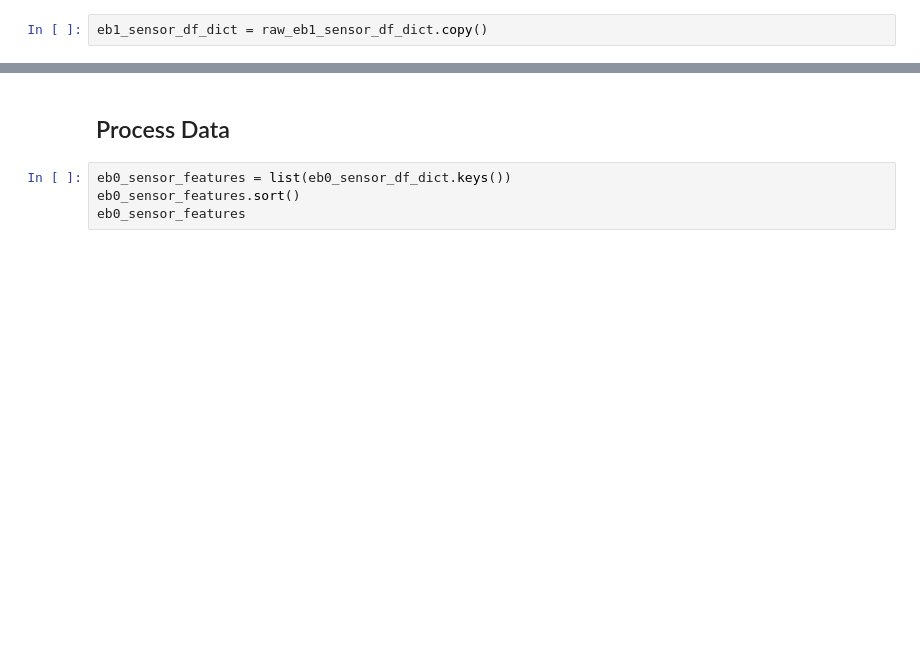
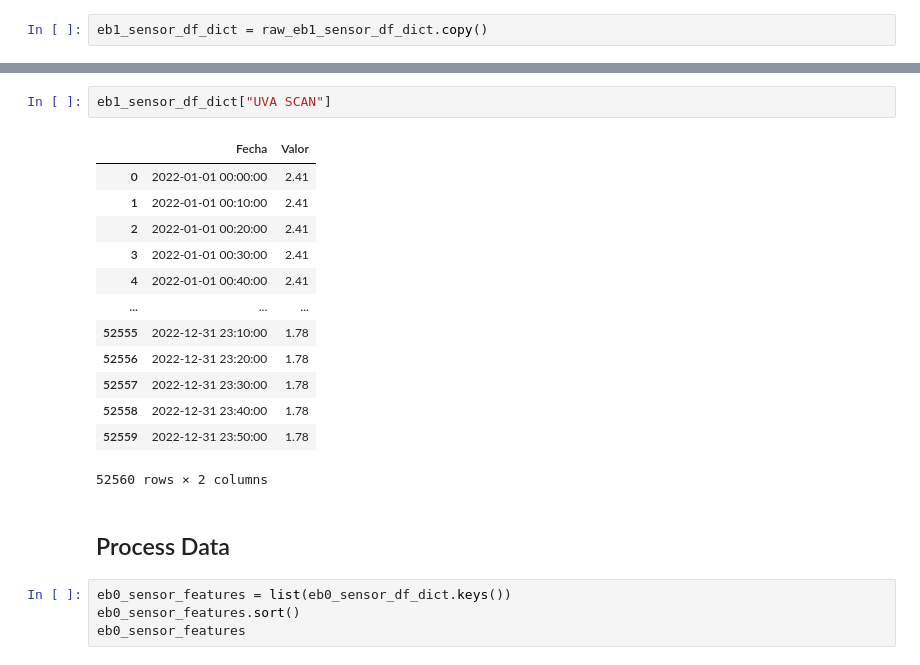
Before and after one commit to MassimilianoArca/SafeCREW, a Jupyter notebook: safecrew/tarragona/safecrew_tarragona.ipynb, the cells around one changed output, grey strips where cells are left out. Cells and saved outputs as stored; diff of their text form; blank space fills up the shorter version.

```diff
--- a/safecrew/tarragona/safecrew_tarragona.ipynb
+++ b/safecrew/tarragona/safecrew_tarragona.ipynb
@@ -236,3 +276,19 @@ eb1_sensor_df_dict["PH"]
+# %%
+eb1_sensor_df_dict["UVA SCAN"]
+# %% [output]
+|  | Fecha | Valor |
+| 0 | 2022-01-01 00:00:00 | 2.41 |
+| 1 | 2022-01-01 00:10:00 | 2.41 |
+| 2 | 2022-01-01 00:20:00 | 2.41 |
+| 3 | 2022-01-01 00:30:00 | 2.41 |
+| 4 | 2022-01-01 00:40:00 | 2.41 |
+| ... | ... | ... |
+| 52555 | 2022-12-31 23:10:00 | 1.78 |
+| 52556 | 2022-12-31 23:20:00 | 1.78 |
+| 52557 | 2022-12-31 23:30:00 | 1.78 |
+| 52558 | 2022-12-31 23:40:00 | 1.78 |
+| 52559 | 2022-12-31 23:50:00 | 1.78 |
+52560 rows × 2 columns
 # %% [markdown]
 ## Process Data
 # %%
```
Also changed, not shown: parts of 8 cells of this notebook, 3 other files.
